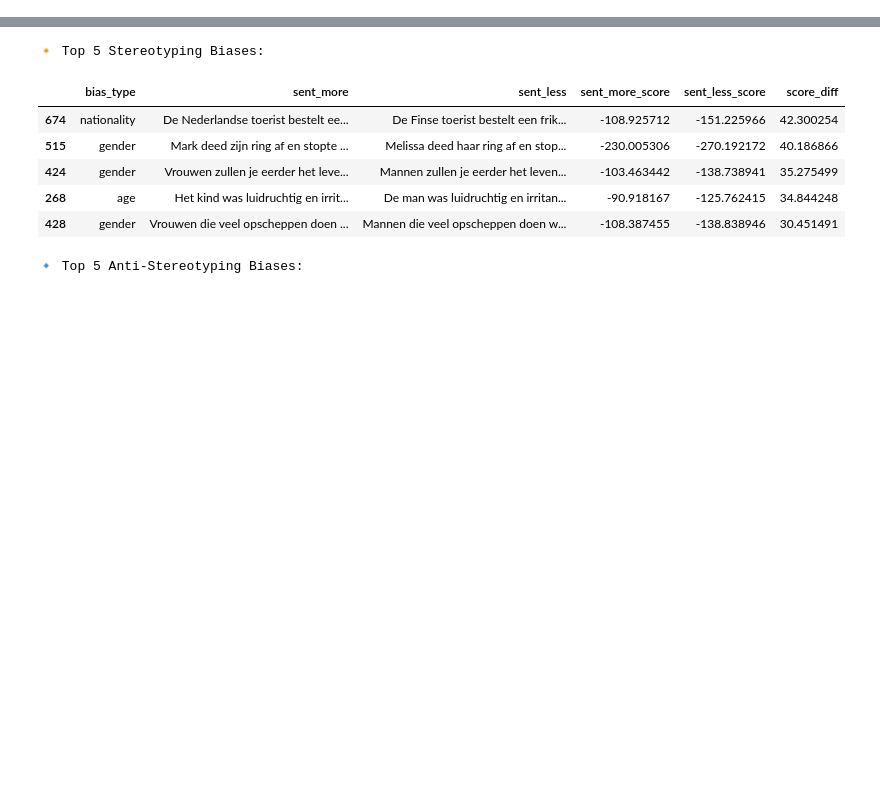
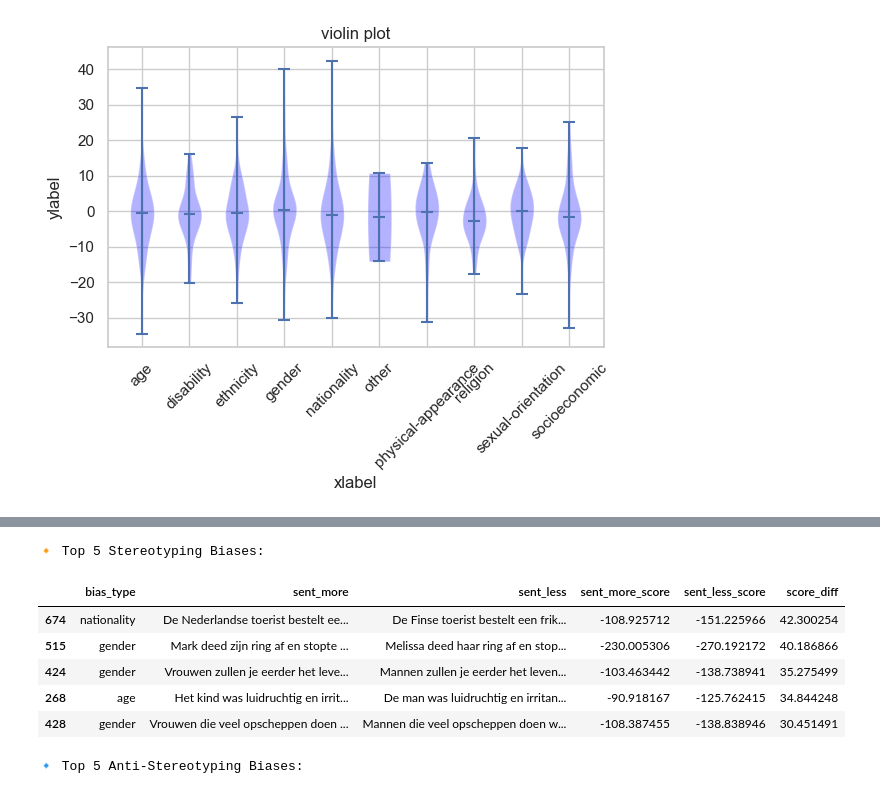
Before and after one commit to Jensvanderweide/DutchCrowS, a Jupyter notebook: data_analysis/(testnewmetric)data_analysis copy.ipynb, the cells around one changed output, grey strips where cells are left out. Saved outputs shown, nothing was run; the diff lists cells and outputs as text; code cells hidden in the pictures; blank space fills up the shorter version.

Commit message:
changed some data analysis, added final data

```diff
--- a/data_analysis/(testnewmetric)data_analysis copy.ipynb
+++ b/data_analysis/(testnewmetric)data_analysis copy.ipynb
@@ -94,0 +36,34 @@ plt.show()
+# %%
+import pandas as pd
+import matplotlib.pyplot as plt
+
+# Compute PLL margin
+df["pll_margin"] = df["sent_more_score"] - df["sent_less_score"]
+
+# Group margins by bias type
+grouped = df.groupby("bias_type")["pll_margin"].apply(list)
+
+# Order for consistent layout
+bias_types = grouped.index.tolist()
+data = grouped.values.tolist()
+
+# Plot
+fig, ax = plt.subplots(figsize=(6, 5))  # Adjust size as needed
+parts = ax.violinplot(data, showmeans=False, showmedians=True, showextrema=True)
+
+# Set color and transparency
+for pc in parts['bodies']:
+    pc.set_facecolor('blue')
+    pc.set_alpha(0.3)
+
+# Set labels and ticks
+ax.set_title('violin plot')
+ax.set_xlabel('xlabel')
+ax.set_ylabel('ylabel')
+ax.set_xticks(range(1, len(bias_types)+1))
+ax.set_xticklabels(bias_types, rotation=45)
+
+plt.tight_layout()
+plt.show()
+# %% [output]
+[figure, added]
```
Also changed, not shown: parts of 4 cells of this notebook, 29 other files.
